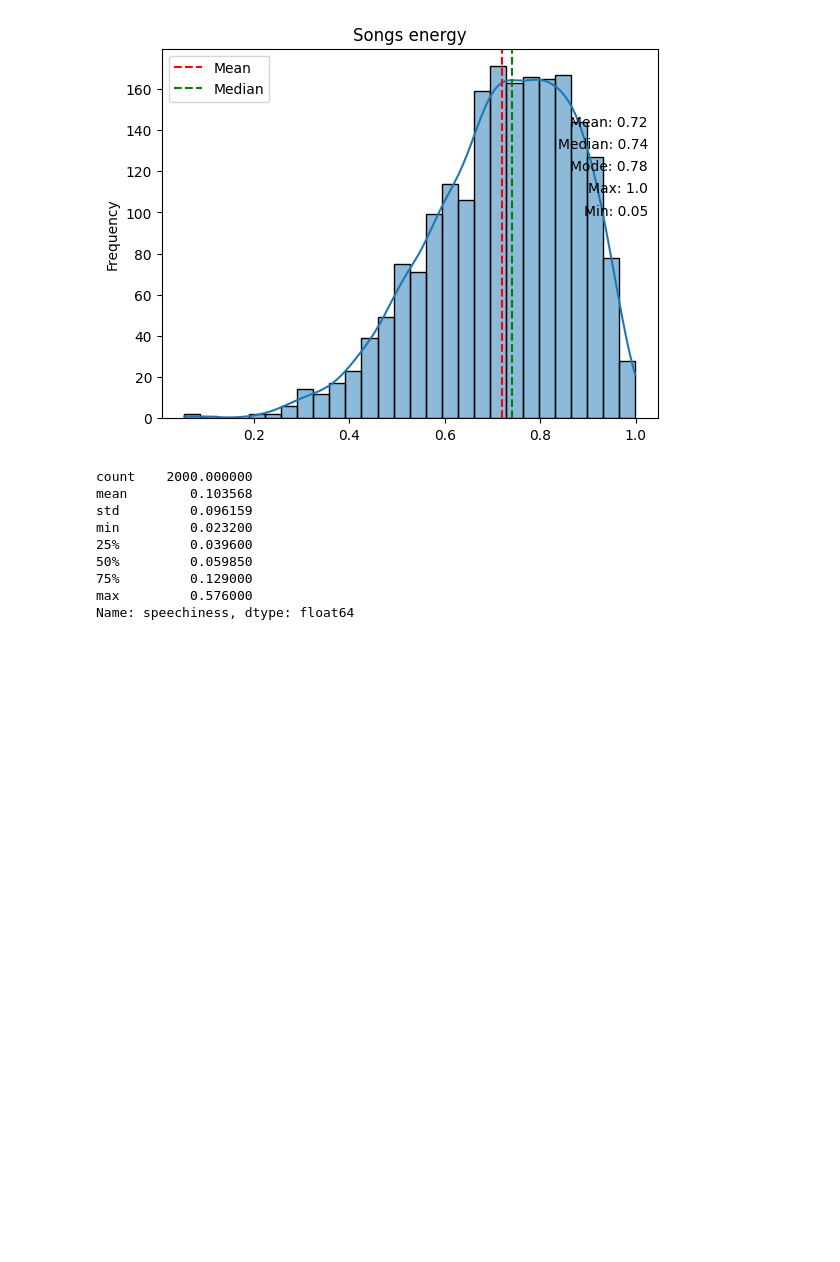
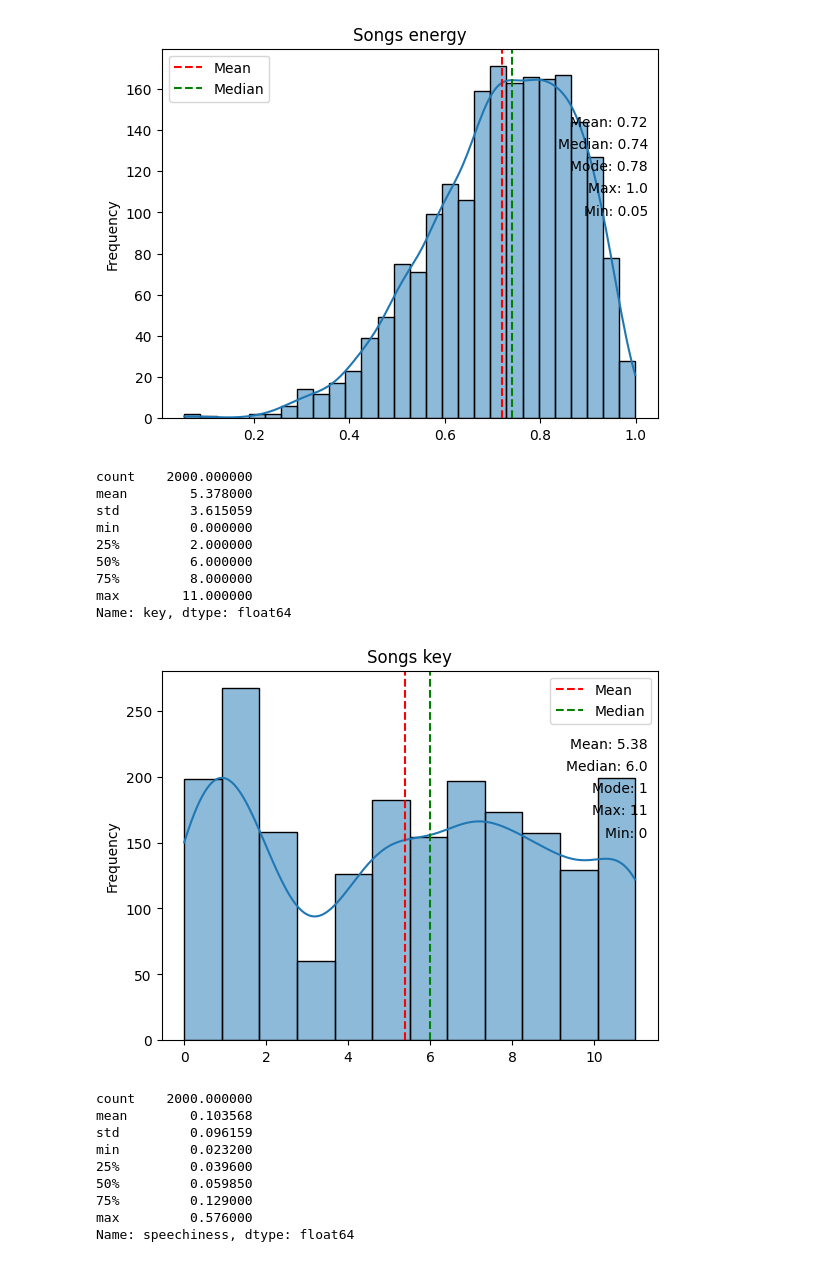
Before and after one commit to estebandonis/Proyecto1-MineriadeDatos, a Jupyter notebook: proyecto1.ipynb, the cells around one changed output. Saved outputs shown, nothing was run; the diff lists cells and outputs as text; code cells hidden in the pictures; blank space fills up the shorter version.

```diff
--- a/proyecto1.ipynb
+++ b/proyecto1.ipynb
@@ -299,6 +337,21 @@ min         0.054900
 max         0.999000
 Name: energy, dtype: float64
 [figure]
+# %%
+songskey = songs_df['key'][~np.isnan(songs_df['key'])]
+graphNumericDistribution(songskey, 'Songs key', '', 'Frequency')
+print(songskey.describe())
+# %% [output]
+count    2000.000000
+mean        5.378000
+std         3.615059
+min         0.000000
+25%         2.000000
+50%         6.000000
+75%         8.000000
+max        11.000000
+Name: key, dtype: float64
+[figure, added]
 # %%
 songsSpeechiness = songs_df['speechiness'][~np.isnan(songs_df['speechiness'])]
 graphNumericDistribution(songsSpeechiness, 'Songs speechiness', '', 'Frequency')
```
Also changed, not shown: parts of 4 cells of this notebook.
